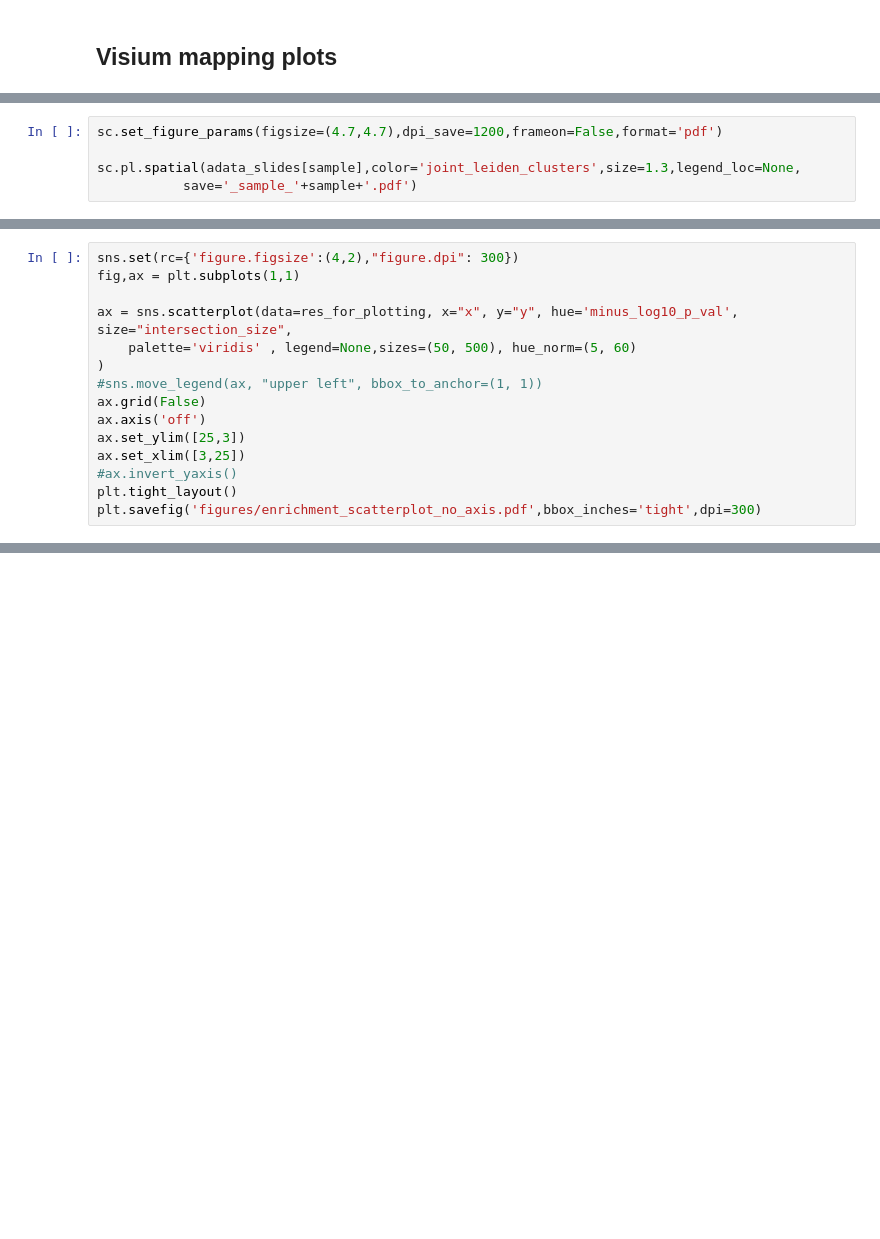
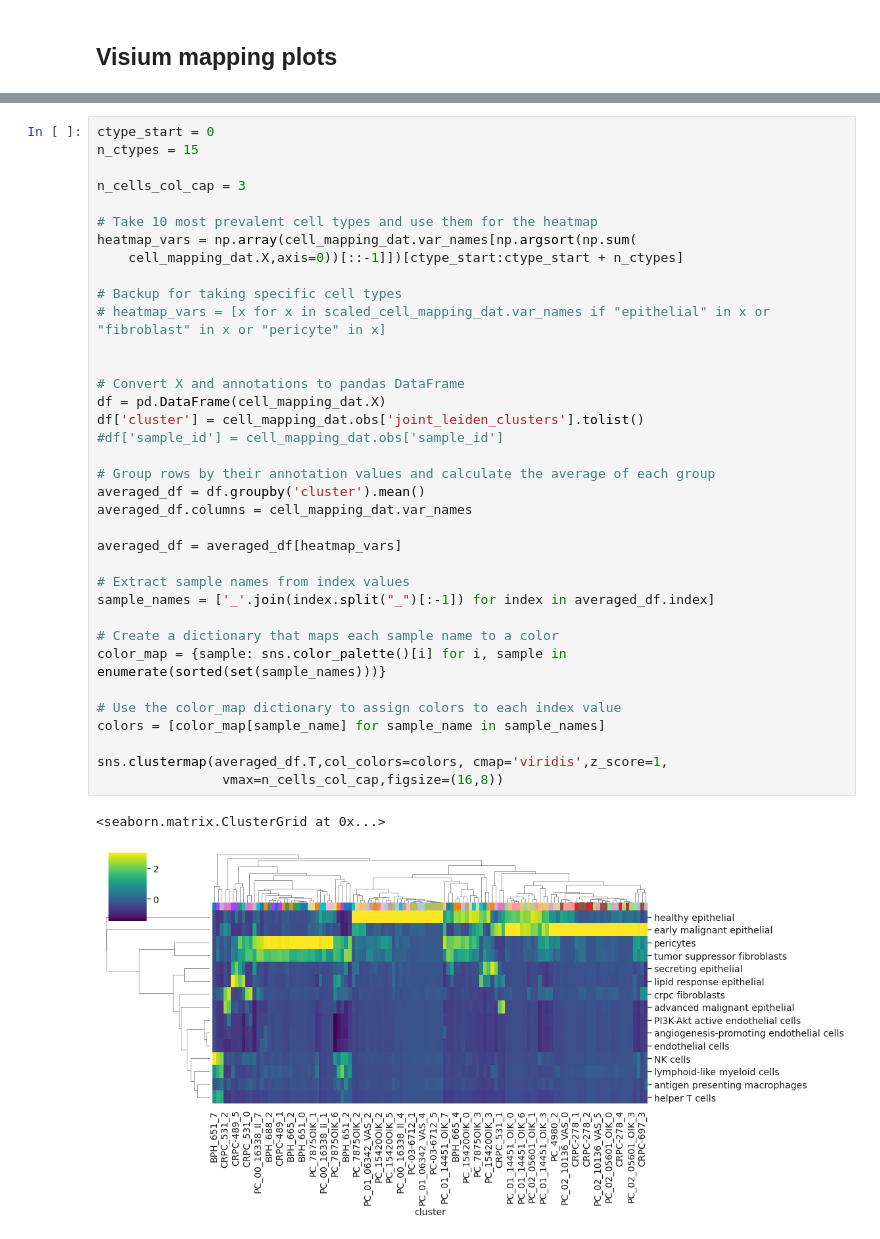
Before and after one commit to akiviaho/spatial, a Jupyter notebook: notebooks/spatial-post-c2l-mapping.ipynb, the cells around one changed output, grey strips where cells are left out. Saved outputs shown, nothing was run; the diff lists cells and outputs as text; blank space fills up the shorter version.

```diff
--- a/notebooks/spatial-post-c2l-mapping.ipynb
+++ b/notebooks/spatial-post-c2l-mapping.ipynb
@@ -131,5 +198,0 @@ sc.pl.umap(adata_slides[sample],color='joint_leiden_clusters',size=30,legend_loc
-# %%
-sc.set_figure_params(figsize=(4.7,4.7),dpi_save=1200,frameon=False,format='pdf')
-
-sc.pl.spatial(adata_slides[sample],color='joint_leiden_clusters',size=1.3,legend_loc=None,
-           save='_sample_'+sample+'.pdf')
@@ -592,15 +198,0 @@ plt.savefig('figures/enrichment_heatmap_with_axis.pdf',bbox_inches='tight',dpi=3
-# %%
-sns.set(rc={'figure.figsize':(4,2),"figure.dpi": 300})
-fig,ax = plt.subplots(1,1)
-
-ax = sns.scatterplot(data=res_for_plotting, x="x", y="y", hue='minus_log10_p_val', size="intersection_size",
-    palette='viridis' , legend=None,sizes=(50, 500), hue_norm=(5, 60)
-)
-#sns.move_legend(ax, "upper left", bbox_to_anchor=(1, 1))
-ax.grid(False)
-ax.axis('off')
-ax.set_ylim([25,3])
-ax.set_xlim([3,25])
-#ax.invert_yaxis()
-plt.tight_layout()
-plt.savefig('figures/enrichment_scatterplot_no_axis.pdf',bbox_inches='tight',dpi=300)
@@ -677,0 +290,39 @@ plt.clf()
+# %%
+ctype_start = 0
+n_ctypes = 15
+
+n_cells_col_cap = 3
+
+# Take 10 most prevalent cell types and use them for the heatmap
+heatmap_vars = np.array(cell_mapping_dat.var_names[np.argsort(np.sum(
+    cell_mapping_dat.X,axis=0))[::-1]])[ctype_start:ctype_start + n_ctypes]
+
+# Backup for taking specific cell types
+# heatmap_vars = [x for x in scaled_cell_mapping_dat.var_names if "epithelial" in x or "fibroblast" in x or "pericyte" in x]
+
+
+# Convert X and annotations to pandas DataFrame
+df = pd.DataFrame(cell_mapping_dat.X)
+df['cluster'] = cell_mapping_dat.obs['joint_leiden_clusters'].tolist()
+#df['sample_id'] = cell_mapping_dat.obs['sample_id']
+
+# Group rows by their annotation values and calculate the average of each group
+averaged_df = df.groupby('cluster').mean()
+averaged_df.columns = cell_mapping_dat.var_names
+
+averaged_df = averaged_df[heatmap_vars]
+
+# Extract sample names from index values
+sample_names = ['_'.join(index.split("_")[:-1]) for index in averaged_df.index]
+
+# Create a dictionary that maps each sample name to a color
+color_map = {sample: sns.color_palette()[i] for i, sample in enumerate(sorted(set(sample_names)))}
+
+# Use the color_map dictionary to assign colors to each index value
+colors = [color_map[sample_name] for sample_name in sample_names]
+
+sns.clustermap(averaged_df.T,col_colors=colors, cmap='viridis',z_score=1,
+                vmax=n_cells_col_cap,figsize=(16,8))
+# %% [output]
+<seaborn.matrix.ClusterGrid at 0x...>
+[figure, added]
```
Also changed, not shown: parts of 61 cells of this notebook, 7 other files.
